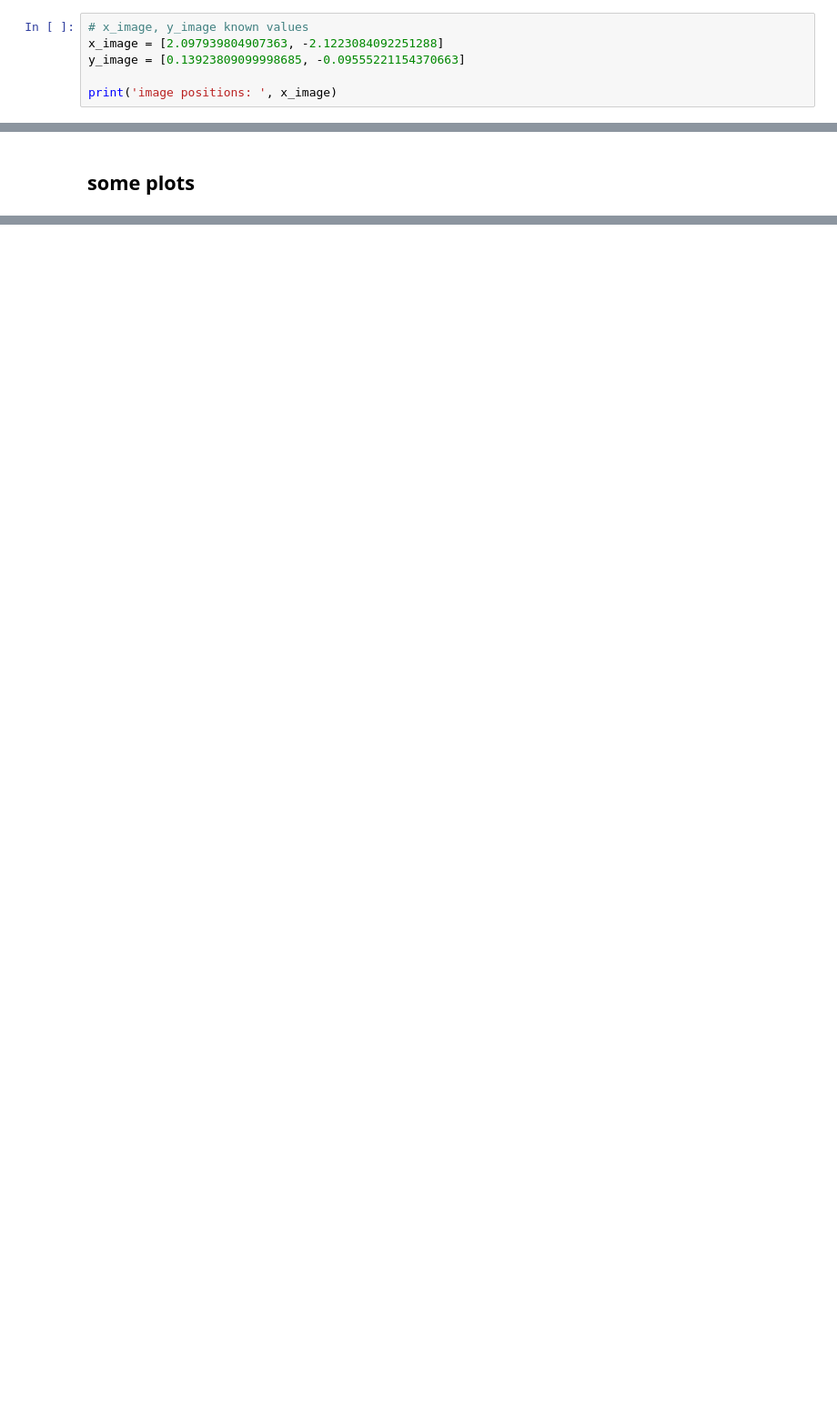
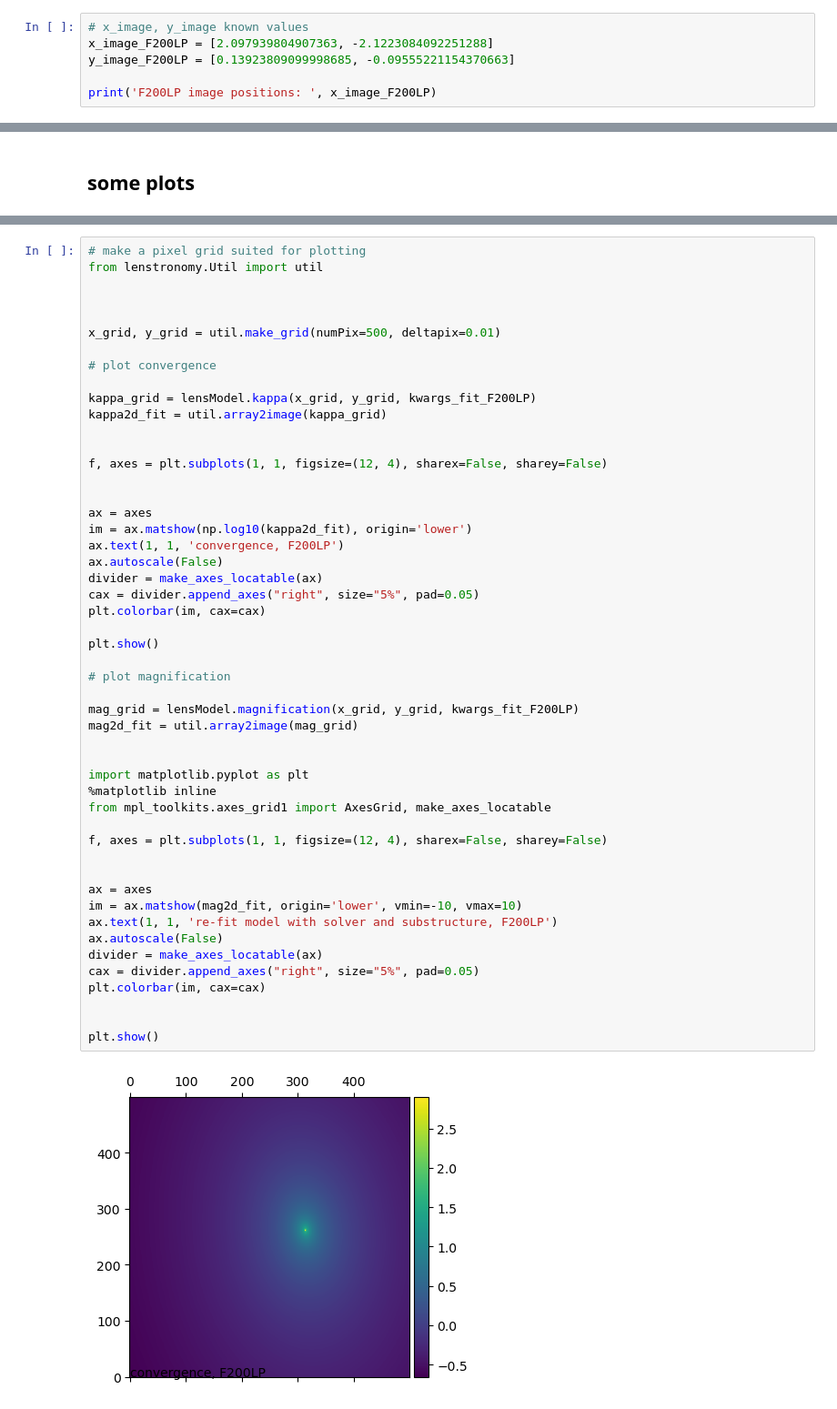
Before and after one commit to hskobe/lenstronomy_extensions, a Jupyter notebook: lenstronomy_extensions/Notebooks/lens_equation.ipynb, the cells around one changed output, grey strips where cells are left out. Shown at 91% size. Saved outputs shown, nothing was run; the diff lists cells and outputs as text; blank space fills up the shorter version.

```diff
--- a/lenstronomy_extensions/Notebooks/lens_equation.ipynb
+++ b/lenstronomy_extensions/Notebooks/lens_equation.ipynb
@@ -27,7 +49,7 @@ solver2Point = Solver2Point(lensModel=lensModel, solver_type='THETA_E_ELLIPSE')
 # %%
 # x_image, y_image known values
-x_image = [2.097939804907363, -2.1223084092251288]
-y_image = [0.13923809099998685, -0.09555221154370663]
+x_image_F200LP = [2.097939804907363, -2.1223084092251288]
+y_image_F200LP = [0.13923809099998685, -0.09555221154370663]
 
-print('image positions: ', x_image)
+print('F200LP image positions: ', x_image_F200LP)
 # %% [output]
@@ -113,0 +153,52 @@ plt.show()
+# %%
+# make a pixel grid suited for plotting
+from lenstronomy.Util import util
+
+
+
+x_grid, y_grid = util.make_grid(numPix=500, deltapix=0.01)
+
+# plot convergence
+
+kappa_grid = lensModel.kappa(x_grid, y_grid, kwargs_fit_F200LP)
+kappa2d_fit = util.array2image(kappa_grid)
+
+
+f, axes = plt.subplots(1, 1, figsize=(12, 4), sharex=False, sharey=False)
+
+
+ax = axes
+im = ax.matshow(np.log10(kappa2d_fit), origin='lower')
+ax.text(1, 1, 'convergence, F200LP')
+ax.autoscale(False)
+divider = make_axes_locatable(ax)
+cax = divider.append_axes("right", size="5%", pad=0.05)
+plt.colorbar(im, cax=cax)
+
+plt.show()
+
+# plot magnification
+
+mag_grid = lensModel.magnification(x_grid, y_grid, kwargs_fit_F200LP)
+mag2d_fit = util.array2image(mag_grid)
+
+
+import matplotlib.pyplot as plt
+%matplotlib inline
+from mpl_toolkits.axes_grid1 import AxesGrid, make_axes_locatable
+
+f, axes = plt.subplots(1, 1, figsize=(12, 4), sharex=False, sharey=False)
+
+
+ax = axes
+im = ax.matshow(mag2d_fit, origin='lower', vmin=-10, vmax=10)
+ax.text(1, 1, 're-fit model with solver and substructure, F200LP')
+ax.autoscale(False)
+divider = make_axes_locatable(ax)
+cax = divider.append_axes("right", size="5%", pad=0.05)
+plt.colorbar(im, cax=cax)
+
+
+plt.show()
+# %% [output]
+[figure, added]
```
Also changed, not shown: parts of 12 cells of this notebook.
